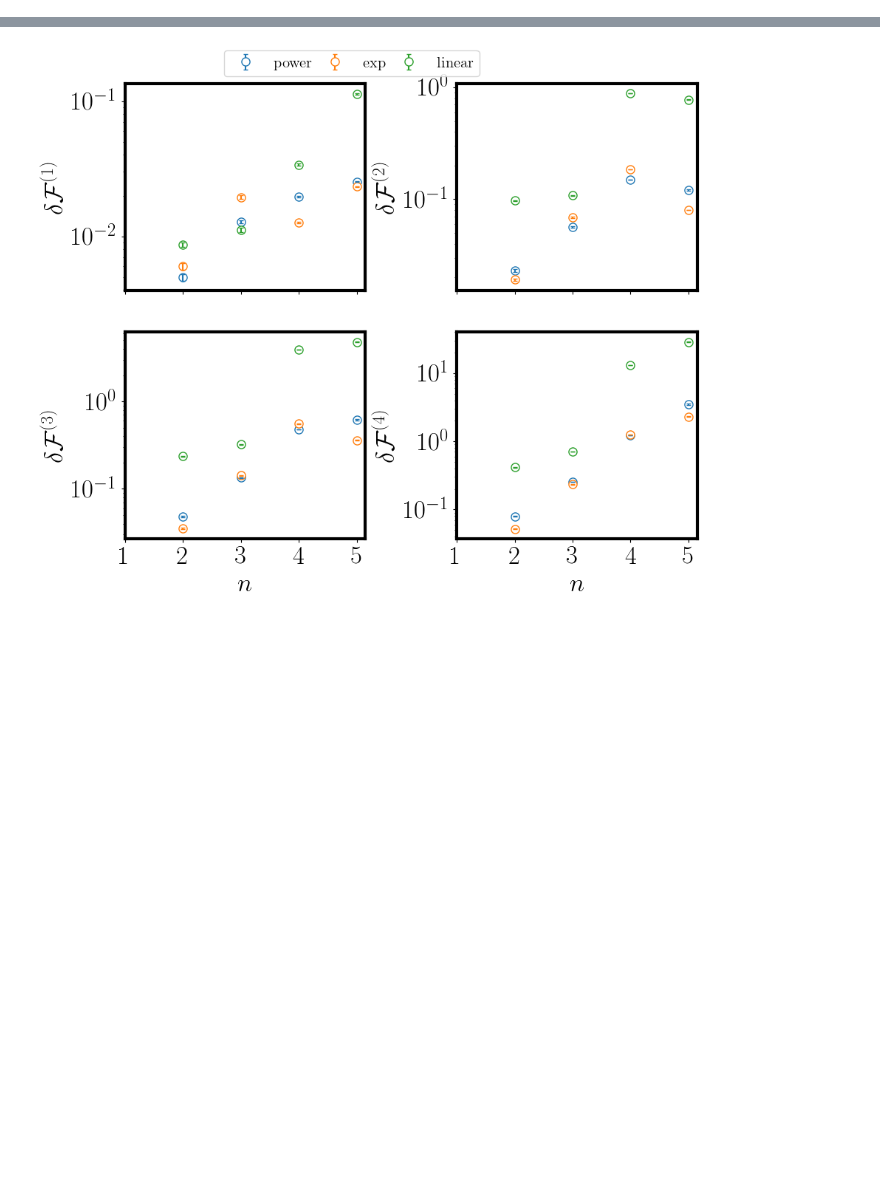
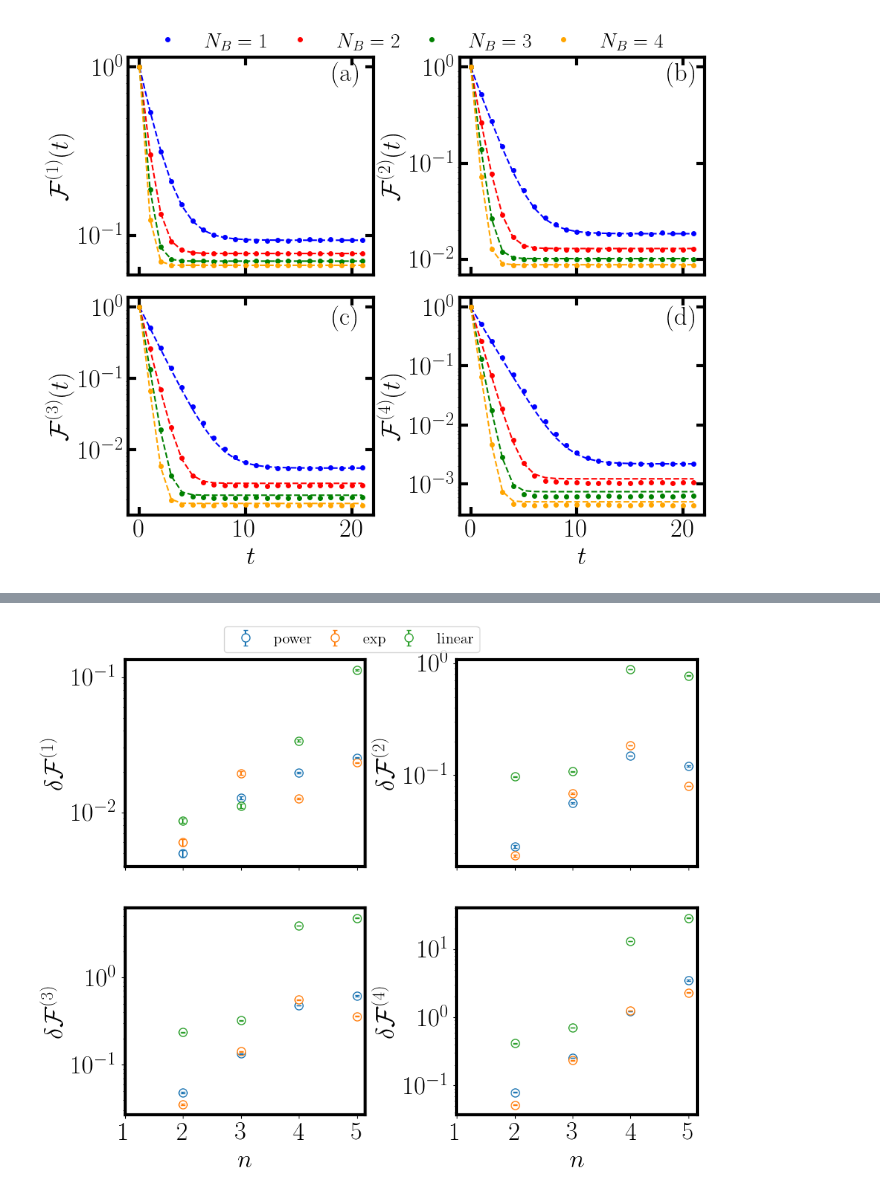
Before and after one commit to bzGit06/HaarQML, a Jupyter notebook: QTM_haar.ipynb, the cells around one changed output, grey strips where cells are left out. Drawn from its saved outputs; the diff is of its cells as text; code cells hidden in the pictures; blank space fills up the shorter version.

```diff
--- a/QTM_haar.ipynb
+++ b/QTM_haar.ipynb
@@ -685,0 +40,7 @@ plt.legend(fontsize=10)
+# %%
+def FPKevo_ph(dA, dB, K, ts):
+    r = dA**2*dB/(dA**2 * dB**2 - 1)
+    c = dA**2 * dB * (dB-1) - 1
+    q = ((2**K-1)/dB + 1)* c /binom(dA + K-1, dA-1)
+
+    return (1 - q/c)*r**ts + q/c
@@ -685,0 +266,42 @@ plt.legend(fontsize=10)
+# %%
+# trajectory with N = 4
+nb = np.arange(1, 5)
+
+fs_traj = np.zeros((4, 4, 33))
+for i in range(4):
+    each = np.load(f'data/seqRC/n{4}/HaarUFPtraj_n{4}na{nb[i]}T{32}.npy')
+    fs_traj[i] = np.mean(each, axis=1)
+
+fig, axs = plt.subplots(2, 2, figsize=(10, 8), sharex=True)
+c = ['b', 'r', 'g', 'orange']
+for i in range(4):
+    axs[0, 0].plot(fs_traj[i, 0, :22], 'o', markersize=4, c=c[i], label=fr'$N_B={nb[i]}$')
+    axs[0, 0].plot(FP1evo(16, 2**nb[i], np.arange(22)), '--', markersize=4, c=c[i])
+
+    axs[0, 1].plot(fs_traj[i, 1, :22], 'o', markersize=4, c=c[i])
+    axs[0, 1].plot(FPKevo_ph(2**4, 2**nb[i], 2, np.arange(22)), '--', c=c[i])
+
+    axs[1, 0].plot(fs_traj[i, 2, :22], 'o', markersize=4, c=c[i])
+    axs[1, 0].plot(FPKevo_ph(2**4, 2**nb[i], 3, np.arange(22)), '--', c=c[i])
+
+    axs[1, 1].plot(fs_traj[i, 3, :22], 'o', markersize=4, c=c[i])
+    axs[1, 1].plot(FPKevo_ph(2**4, 2**nb[i], 4, np.arange(22)), '--', c=c[i])
+axs[0, 0].legend(fontsize=20, loc='upper left', bbox_to_anchor=(0., 1.2), ncol=4, columnspacing=0.5, framealpha=0)
+for i in range(4):
+    axs[i//2, i%2].set_yscale('log')
+    axs[1, i//2].set_xlabel(r'$t$')
+    axs[i//2, i%2].set_ylabel(r'$\mathcal{F}^{(%d)}(t)$'%(i+1))
+    axs[i//2, i%2].tick_params(direction='in', length=8, width=3, top='on', right='on')
+
+fig.text(0.4, 0.84, r'$\rm (a)$')
+fig.text(0.85, 0.84, r'$\rm (b)$')
+fig.text(0.4, 0.43, r'$\rm (c)$')
+fig.text(0.85, 0.43, r'$\rm (d)$')
+
+plt.subplots_adjust(hspace=0.1, wspace=0.35)
+
+plt.savefig('figures/Fevo_N4.pdf', bbox_inches='tight')
+plt.show()
+plt.close()
+# %% [output]
+[figure, added]
```
Also changed, not shown: parts of 149 cells of this notebook.
